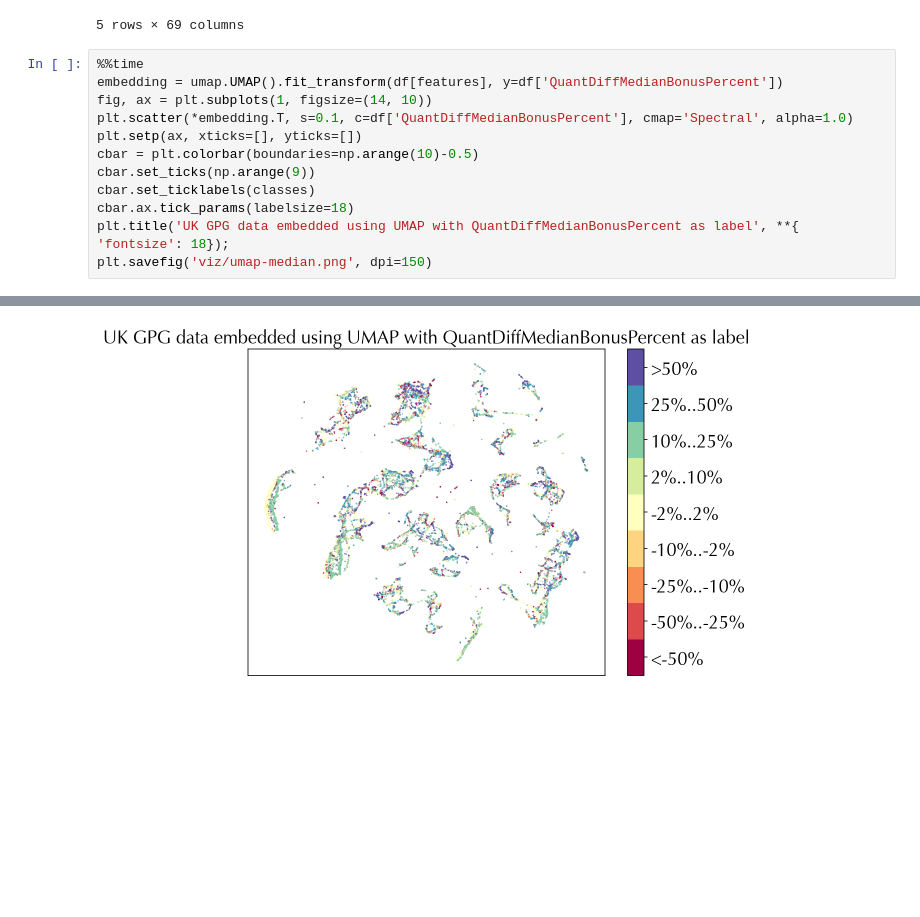
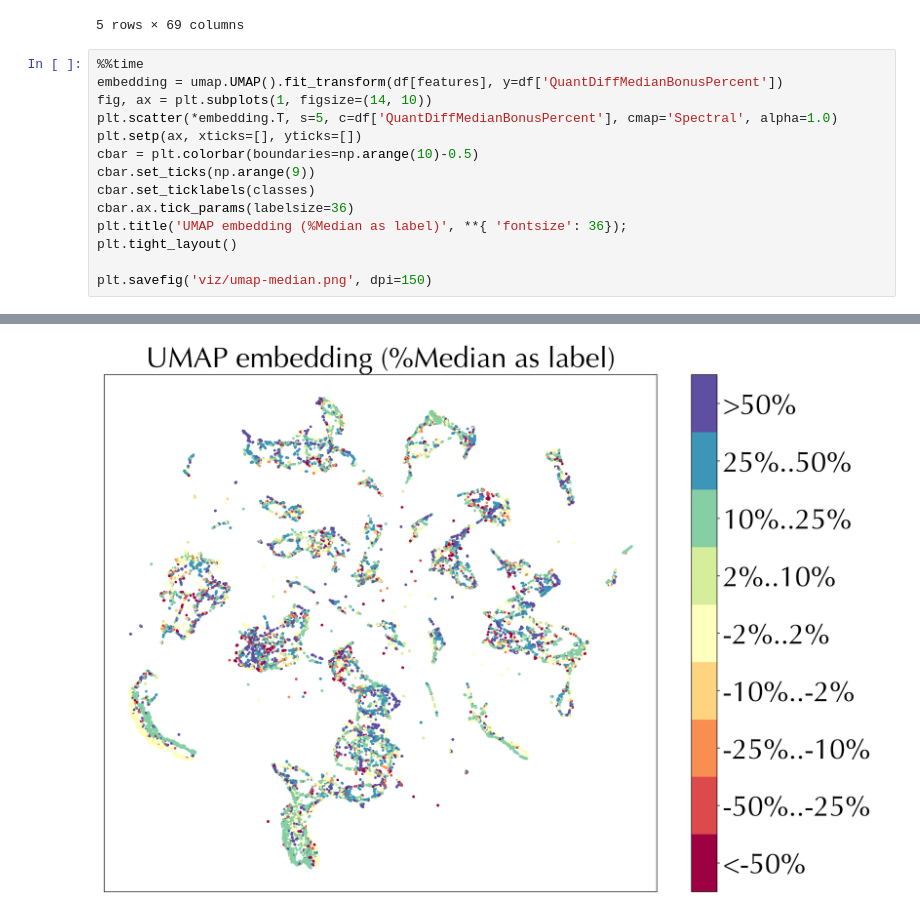
Before and after one commit to Ads2020Group6/gender-pay-gap-modelling, a Jupyter notebook: umap-viz.ipynb, the cells around one changed output, grey strips where cells are left out. Cells and saved outputs as stored; diff of their text form; blank space fills up the shorter version.

```diff
--- a/umap-viz.ipynb
+++ b/umap-viz.ipynb
@@ -40,12 +40,14 @@ df.head()
 %%time
 embedding = umap.UMAP().fit_transform(df[features], y=df['QuantDiffMedianBonusPercent'])
 fig, ax = plt.subplots(1, figsize=(14, 10))
-plt.scatter(*embedding.T, s=0.1, c=df['QuantDiffMedianBonusPercent'], cmap='Spectral', alpha=1.0)
+plt.scatter(*embedding.T, s=5, c=df['QuantDiffMedianBonusPercent'], cmap='Spectral', alpha=1.0)
 plt.setp(ax, xticks=[], yticks=[])
 cbar = plt.colorbar(boundaries=np.arange(10)-0.5)
 cbar.set_ticks(np.arange(9))
 cbar.set_ticklabels(classes)
-cbar.ax.tick_params(labelsize=18)
-plt.title('UK GPG data embedded using UMAP with QuantDiffMedianBonusPercent as label', **{ 'fontsize': 18});
+cbar.ax.tick_params(labelsize=36)
+plt.title('UMAP embedding (%Median as label)', **{ 'fontsize': 36});
+plt.tight_layout()
+
 plt.savefig('viz/umap-median.png', dpi=150)
 # %% [output]
@@ -54,4 +56,4 @@ Wall time: 13.5 s
-[figure, old version]
+[figure, new version]
 # %%
 embedding2 = umap.UMAP().fit_transform(df[features], y=df['QuantDiffMeanBonusPercent'])
 
```
Also changed, not shown: parts of 3 cells of this notebook, 15 other files.
